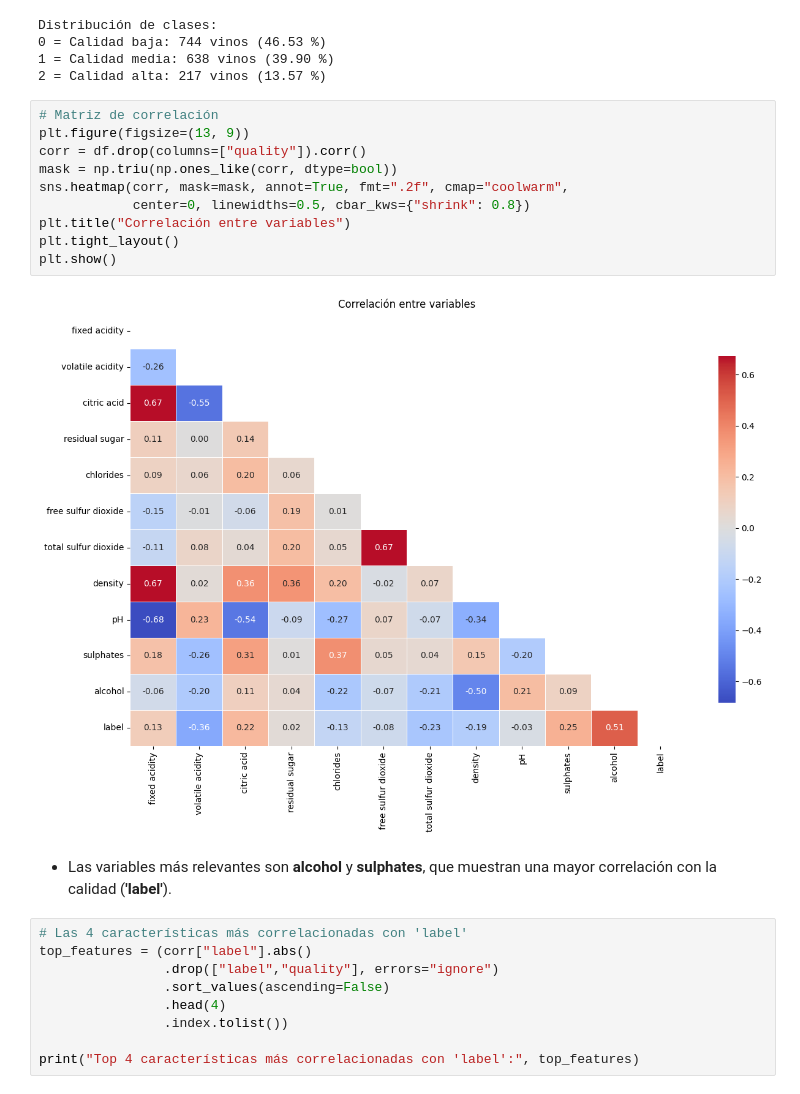
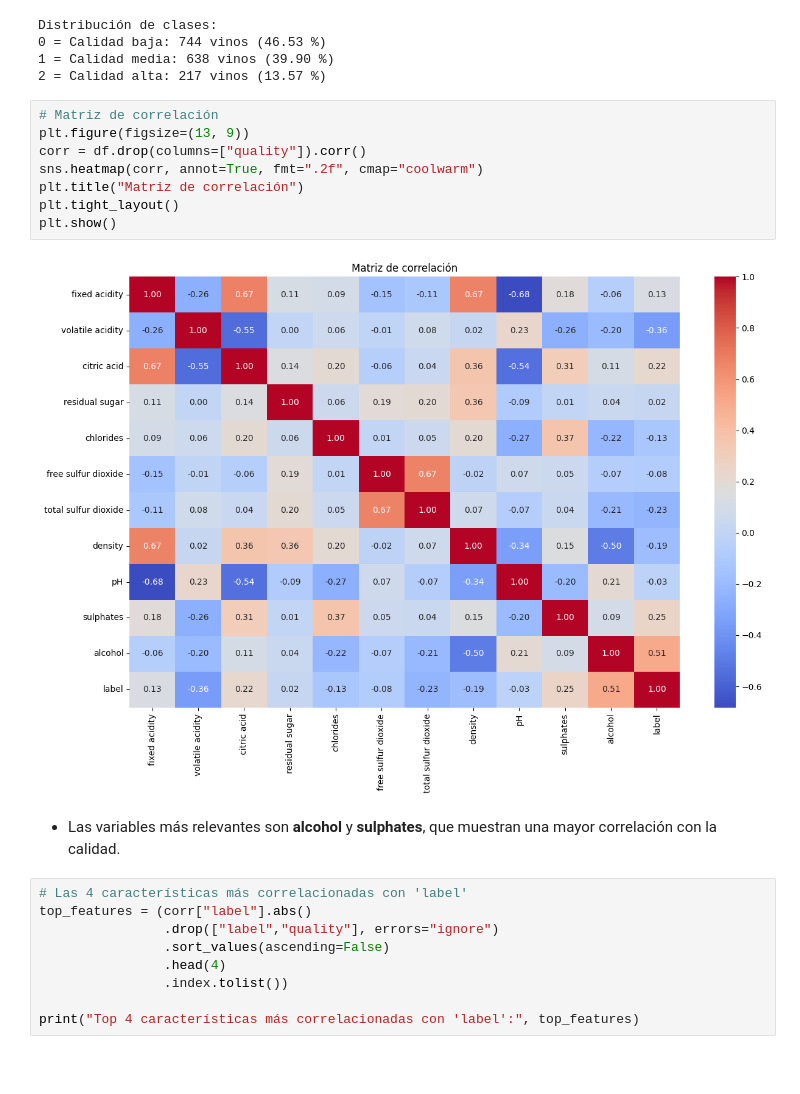
Before and after one commit to 4GeeksAcademy/alemantellini-machine-learning, a Jupyter notebook: src/08-k-nearest-neighbours-winequality-red.ipynb, the cells around one changed output. Drawn from its saved outputs; the diff is of its cells as text; blank space fills up the shorter version.

Commit message:
matriz de correlación

```diff
--- a/src/08-k-nearest-neighbours-winequality-red.ipynb
+++ b/src/08-k-nearest-neighbours-winequality-red.ipynb
@@ -132,17 +132,15 @@ Distribución de clases:
 # %%
 # Matriz de correlación
 plt.figure(figsize=(13, 9))
 corr = df.drop(columns=["quality"]).corr()
-mask = np.triu(np.ones_like(corr, dtype=bool))
-sns.heatmap(corr, mask=mask, annot=True, fmt=".2f", cmap="coolwarm",
-            center=0, linewidths=0.5, cbar_kws={"shrink": 0.8})
-plt.title("Correlación entre variables")
+sns.heatmap(corr, annot=True, fmt=".2f", cmap="coolwarm")
+plt.title("Matriz de correlación")
 plt.tight_layout()
 plt.show()
 # %% [output]
-[figure, old version]
+[figure, new version]
 # %% [markdown]
-- Las variables más relevantes son **alcohol** y **sulphates**, que muestran una mayor correlación con la calidad (**'label'**).
+- Las variables más relevantes son **alcohol** y **sulphates**, que muestran una mayor correlación con la calidad.
 # %%
 # Las 4 características más correlacionadas con 'label'
 top_features = (corr["label"].abs()
```
Also changed, not shown: parts of 1 cell of this notebook.
